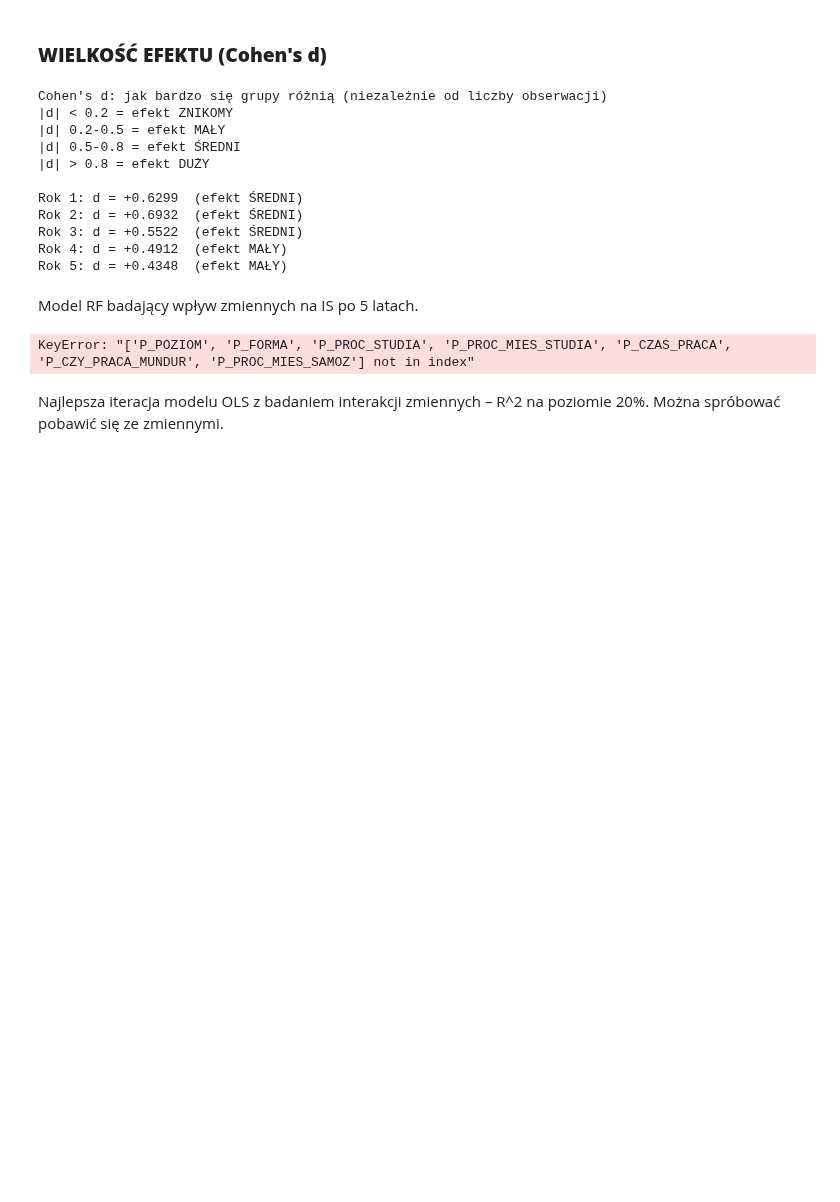
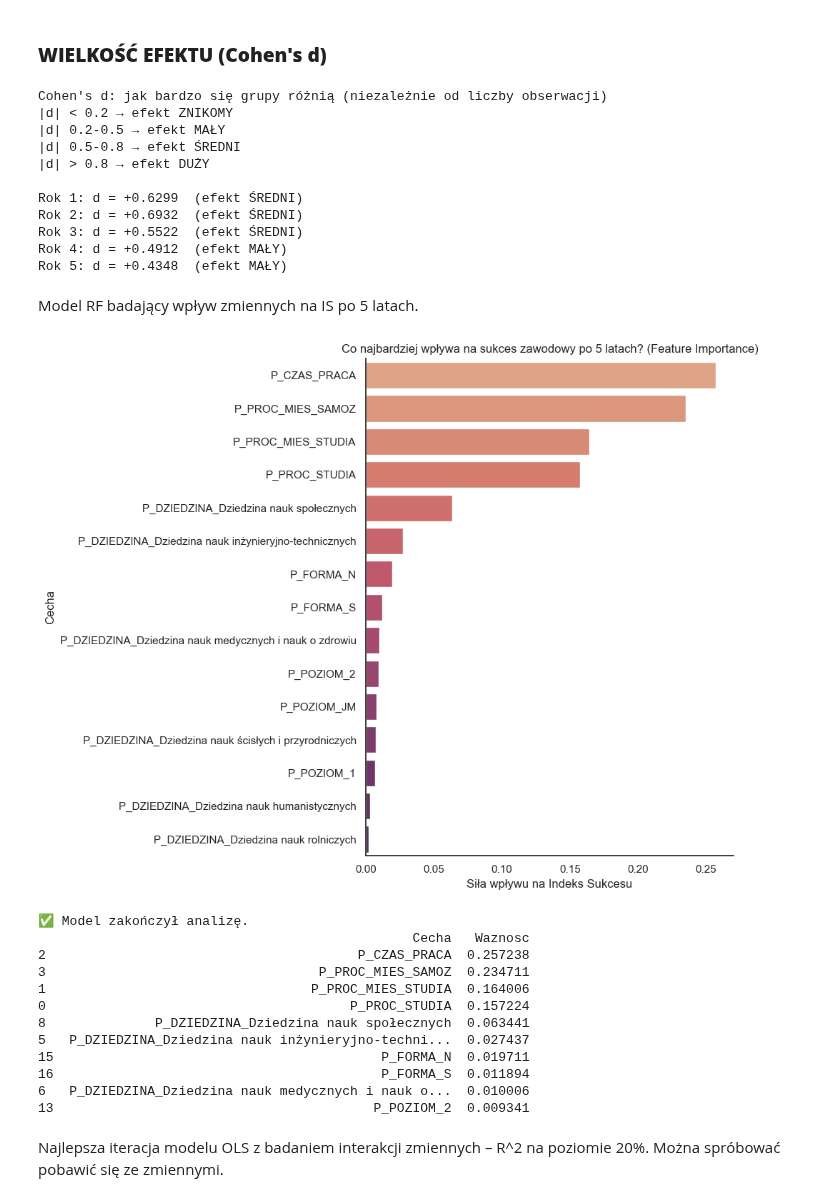
Before and after one commit to miriam265/Analiza-danych-w-R-i-Python, a Jupyter notebook: roboczy.ipynb, the cells around one changed output. Saved outputs shown, nothing was run; the diff lists cells and outputs as text; code cells hidden in the pictures; blank space fills up the shorter version.

```diff
--- a/roboczy.ipynb
+++ b/roboczy.ipynb
@@ -666,10 +656,10 @@ Rok 2:
 # %%
 
 print("\nCohen's d: jak bardzo się grupy różnią (niezależnie od liczby obserwacji)")
-print("|d| < 0.2 = efekt ZNIKOMY")
-print("|d| 0.2-0.5 = efekt MAŁY")
-print("|d| 0.5-0.8 = efekt ŚREDNI")
-print("|d| > 0.8 = efekt DUŻY\n")
+print("|d| < 0.2 → efekt ZNIKOMY")
+print("|d| 0.2-0.5 → efekt MAŁY")
+print("|d| 0.5-0.8 → efekt ŚREDNI")
+print("|d| > 0.8 → efekt DUŻY\n")
 
 def cohens_d(group1, group2):
     n1, n2 = len(group1), len(group2)
@@ -695,13 +685,13 @@ for i in range(1, 6):
     elif abs(d) < 0.8:
         print("(efekt ŚREDNI)")
     else:
-        print("(efekt DUŻY)")
+        print("(efekt DUŻY) ★★★")
 # %% [output]
 Cohen's d: jak bardzo się grupy różnią (niezależnie od liczby obserwacji)
-|d| < 0.2 = efekt ZNIKOMY
-|d| 0.2-0.5 = efekt MAŁY
-|d| 0.5-0.8 = efekt ŚREDNI
-|d| > 0.8 = efekt DUŻY
+|d| < 0.2 → efekt ZNIKOMY
+|d| 0.2-0.5 → efekt MAŁY
+|d| 0.5-0.8 → efekt ŚREDNI
+|d| > 0.8 → efekt DUŻY
 
 Rok 1: d = +0.6299  (efekt ŚREDNI)
 Rok 2: d = +0.6932  (efekt ŚREDNI)
@@ -711,6 +731,7 @@ Rok 5: d = +0.4348  (efekt MAŁY)
 # %% [markdown]
 Model RF badający wpływ zmiennych na IS po 5 latach.
 # %%
+# 1. Lista zweryfikowanych cech (Features), które istnieją w Twoim pliku
 features = [
     'P_DZIEDZINA',         # Dziedzina nauki
     'P_POZIOM',            # Poziom studiów (I, II, jednolite)
@@ -722,45 +743,57 @@ features = [
     'P_PROC_MIES_SAMOZ'    # Intensywność samozatrudnienia
 ]
 
-# 1. Przygotowanie danych i celu (Target)
+# 2. Przygotowanie danych i celu (Target)
 # Obliczamy Indeks Sukcesu dla 5. roku (P5) dla grupy z doświadczeniem
-df['IS_TARGET'] = pd.to_numeric(df['P_WWZ_DOSW_P5'], errors='coerce') / \
+df_orig['IS_TARGET'] = pd.to_numeric(df['P_WWZ_DOSW_P5'], errors='coerce') / \
                   pd.to_numeric(df['P_WWB_DOSW_P5'] + epsilon, errors='coerce')
 
 # Wybieramy dane i usuwamy wiersze, gdzie nie udało się obliczyć indeksu (np. brak danych po 5 latach)
-df_model = df[features + ['IS_TARGET']].dropna(subset=['IS_TARGET'])
+df_model = df_orig[features + ['IS_TARGET']].dropna(subset=['IS_TARGET'])
 
 X_raw = df_model[features]
 y = df_model['IS_TARGET']
 
-# 2. Kodowanie zmiennych tekstowych (One-Hot Encoding)
+# 3. Kodowanie zmiennych tekstowych (One-Hot Encoding)
 X = pd.get_dummies(X_raw, columns=['P_DZIEDZINA', 'P_POZIOM', 'P_FORMA', 'P_CZY_PRACA_MUNDUR'])
 
 # Uzupełnienie ewentualnych braków w cechach średnią
 X = X.fillna(X.median())
 
-# 3. Trenowanie modelu
+# 4. Trenowanie modelu
 model = RandomForestRegressor(n_estimators=100, random_state=42)
 model.fit(X, y)
 
-# 4. Ranking ważności
+# 5. Ranking ważności
 importance = pd.DataFrame({
     'Cecha': X.columns,
     'Waznosc': model.feature_importances_
 }).sort_values('Waznosc', ascending=False)
 
-# 5. Wizualizacja
+# 6. Wizualizacja
 plt.figure(figsize=(10, 8))
 sns.barplot(data=importance.head(15), x='Waznosc', y='Cecha', palette='flare')
 plt.title('Co najbardziej wpływa na sukces zawodowy po 5 latach? (Feature Importance)')
 plt.xlabel('Siła wpływu na Indeks Sukcesu')
 plt.tight_layout()
 plt.show()
 
-print("Model zakończył analizę.")
+print("✅ Model zakończył analizę.")
 print(importance.head(10))
 # %% [output]
+[figure, added]
-KeyError: "['P_POZIOM', 'P_FORMA', 'P_PROC_STUDIA', 'P_PROC_MIES_STUDIA', 'P_CZAS_PRACA', 'P_CZY_PRACA_MUNDUR', 'P_PROC_MIES_SAMOZ'] not in index"
+✅ Model zakończył analizę.
+                                                Cecha   Waznosc
+2                                        P_CZAS_PRACA  0.257238
+3                                   P_PROC_MIES_SAMOZ  0.234711
+1                                  P_PROC_MIES_STUDIA  0.164006
+0                                       P_PROC_STUDIA  0.157224
+8              P_DZIEDZINA_Dziedzina nauk społecznych  0.063441
+5   P_DZIEDZINA_Dziedzina nauk inżynieryjno-techni...  0.027437
+15                                          P_FORMA_N  0.019711
+16                                          P_FORMA_S  0.011894
+6   P_DZIEDZINA_Dziedzina nauk medycznych i nauk o...  0.010006
+13                                         P_POZIOM_2  0.009341
 # %% [markdown]
 Najlepsza iteracja modelu OLS z badaniem interakcji zmiennych – R^2 na poziomie 20%. Można spróbować pobawić się ze zmiennymi.
 # %%
```
Also changed, not shown: parts of 19 cells of this notebook.
